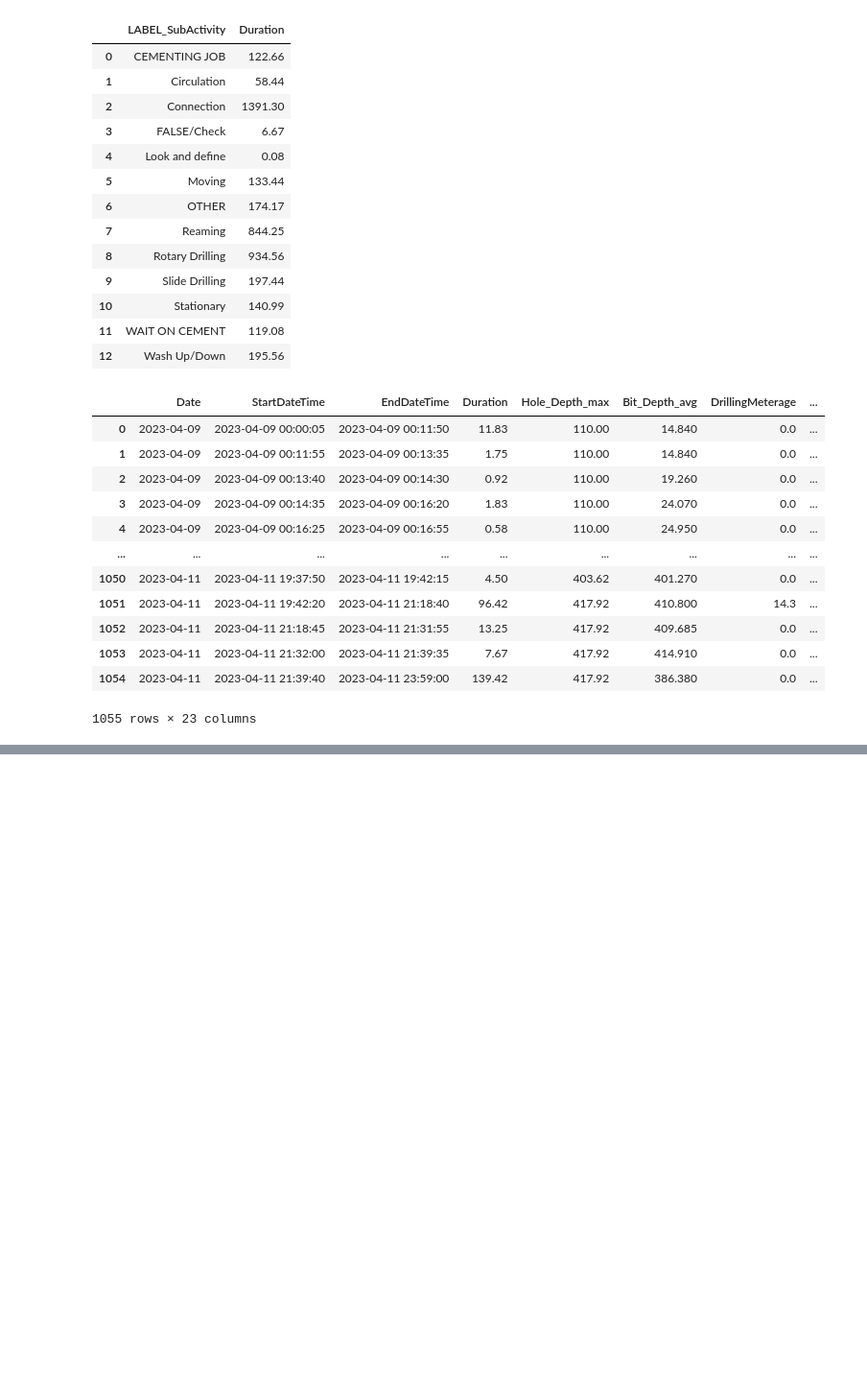
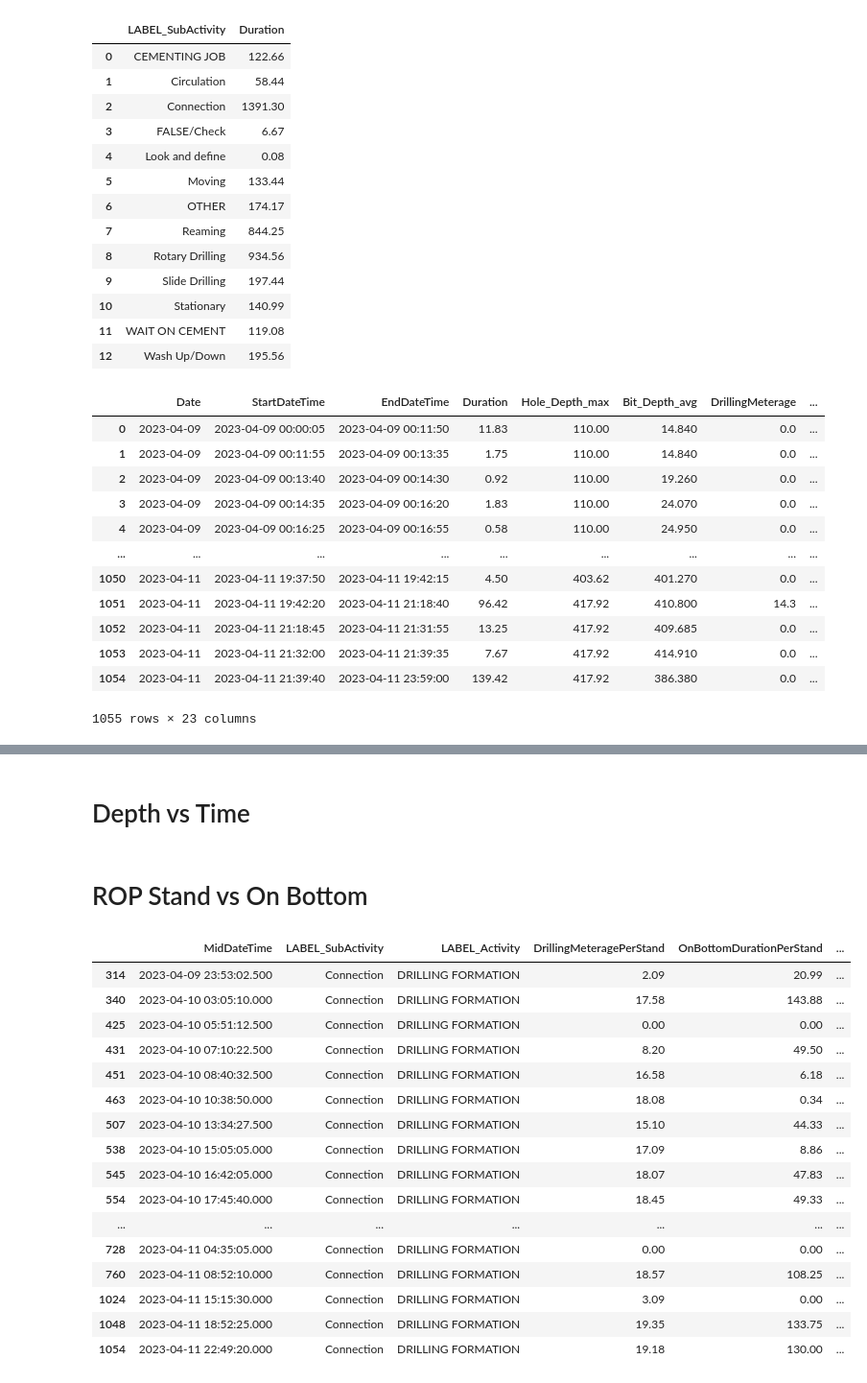
Before and after one commit to jiunx7174/MIH-Dashboard-Project, a Jupyter notebook: Streamlit_App_v3/Notebook/02_DataVisualization.ipynb, the cells around one changed output, grey strips where cells are left out. Shown at 96% size. Drawn from its saved outputs; the diff is of its cells as text; code cells hidden in the pictures; blank space fills up the shorter version.

Commit message:
update label stand, pseudocode realtime update

```diff
--- a/Streamlit_App_v3/Notebook/02_DataVisualization.ipynb
+++ b/Streamlit_App_v3/Notebook/02_DataVisualization.ipynb
@@ -215,0 +132,2 @@ fig.show()
+# %% [markdown]
+# Depth vs Time
@@ -215,0 +367,78 @@ fig.show()
+# %% [markdown]
+# ROP Stand vs On Bottom
+# %%
+import plotly.graph_objects as go
+ROP_df = ActSum_df.copy()
+ROP_df['StartDateTime'] = pd.to_datetime(ROP_df['StartDateTime'])
+ROP_df['EndDateTime'] = pd.to_datetime(ROP_df['EndDateTime'])
+
+# Calculate MidDateTime as the average of StartDateTime and EndDateTime
+ROP_df['MidDateTime'] = ROP_df['StartDateTime'] + (ROP_df['EndDateTime'] - ROP_df['StartDateTime']) / 2
+
+idx_logic = (ROP_df['LABEL_Activity'].isin(["DRILLING FORMATION", 'CIRCULATE HOLE CLEANING','DRILL OUT CEMENT',])) & (ROP_df['LABEL_SubActivity'] == 'Connection')
+
+
+ROP_df = ROP_df[idx_logic]
+
+ROP_df['ROP_OnBottom'] = ROP_df['DrillingMeteragePerStand'] / (ROP_df['OnBottomDurationPerStand']/60)
+ROP_df['ROP_Stand'] = ROP_df['DrillingMeteragePerStand'] / (ROP_df['StandDuration']/60)
+display(ROP_df[['MidDateTime', 'LABEL_SubActivity', 'LABEL_Activity', 'DrillingMeteragePerStand', 'OnBottomDurationPerStand', 'StandDuration', 'ROP_OnBottom', 'ROP_Stand']])
+# ROP stand m/hr
+
+
+
+# Assuming your DataFrame is named df and contains columns 'ROP_OnBottom', 'ROP_Stand', and 'DateTime'
+# First, convert your 'DateTime' column to a datetime type if it's not already
+df = pd.DataFrame(ROP_df)
+# df['DateTime'] = pd.to_datetime(df['DateTime'])
+
+# Create a new Plotly figure
+fig = go.Figure()
+bar_width = 60*60*60*10
+# Add ROP_OnBottom as one set of bars
+fig.add_trace(go.Bar(
+    x=df['MidDateTime'],
+    y=df['ROP_OnBottom'],
+    name='ROP On Bottom',
+    marker_color='blue',  # You can choose a color
+    #  width=bar_width
+))
+
+# Add ROP_Stand as another set of bars
+fig.add_trace(go.Bar(
+    x=df['MidDateTime'],
+    y=df['ROP_Stand'],
+    name='ROP Stand',
+    marker_color='red',  # You can choose a different color
+    #  width=bar_width
+))
+
+# Update the layout
+fig.update_layout(
+    barmode='group',  # This will group the bars side by side at each x-value (datetime)
+        bargap=0, # gap between bars of adjacent location coordinates.
+    bargroupgap=0, # gap between bars of the same location coordinate.
+    # title='ROP On Bottom vs ROP Stand Over Time',
+    xaxis_title='Datetime',
+    yaxis_title='ROP(m/hr)',
+    xaxis=dict(type='date')  # Ensuring x-axis is treated as date
+)
+fig.show()
+# %% [output]
+|  | MidDateTime | LABEL_SubActivity | LABEL_Activity | DrillingMeteragePerStand | OnBottomDurationPerStand | ... |
+| 314 | 2023-04-09 23:53:02.500 | Connection | DRILLING FORMATION | 2.09 | 20.99 | ... |
+| 340 | 2023-04-10 03:05:10.000 | Connection | DRILLING FORMATION | 17.58 | 143.88 | ... |
+| 425 | 2023-04-10 05:51:12.500 | Connection | DRILLING FORMATION | 0.00 | 0.00 | ... |
+| 431 | 2023-04-10 07:10:22.500 | Connection | DRILLING FORMATION | 8.20 | 49.50 | ... |
+| 451 | 2023-04-10 08:40:32.500 | Connection | DRILLING FORMATION | 16.58 | 6.18 | ... |
+| 463 | 2023-04-10 10:38:50.000 | Connection | DRILLING FORMATION | 18.08 | 0.34 | ... |
+| 507 | 2023-04-10 13:34:27.500 | Connection | DRILLING FORMATION | 15.10 | 44.33 | ... |
+| 538 | 2023-04-10 15:05:05.000 | Connection | DRILLING FORMATION | 17.09 | 8.86 | ... |
+| 545 | 2023-04-10 16:42:05.000 | Connection | DRILLING FORMATION | 18.07 | 47.83 | ... |
+| 554 | 2023-04-10 17:45:40.000 | Connection | DRILLING FORMATION | 18.45 | 49.33 | ... |
+| ... | ... | ... | ... | ... | ... | ... |
+| 728 | 2023-04-11 04:35:05.000 | Connection | DRILLING FORMATION | 0.00 | 0.00 | ... |
+| 760 | 2023-04-11 08:52:10.000 | Connection | DRILLING FORMATION | 18.57 | 108.25 | ... |
+| 1024 | 2023-04-11 15:15:30.000 | Connection | DRILLING FORMATION | 3.09 | 0.00 | ... |
+| 1048 | 2023-04-11 18:52:25.000 | Connection | DRILLING FORMATION | 19.35 | 133.75 | ... |
+| 1054 | 2023-04-11 22:49:20.000 | Connection | DRILLING FORMATION | 19.18 | 130.00 | ... |
```
Also changed, not shown: parts of 11 cells of this notebook, 11 other files.
